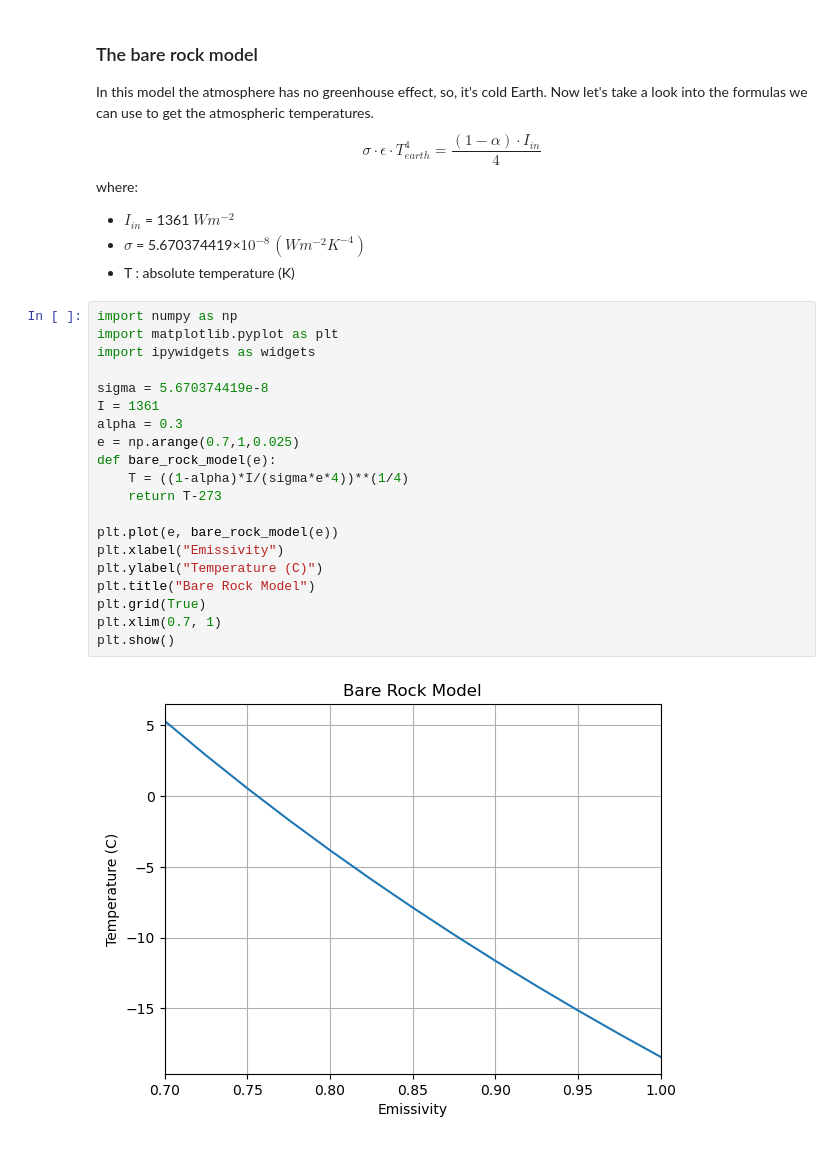
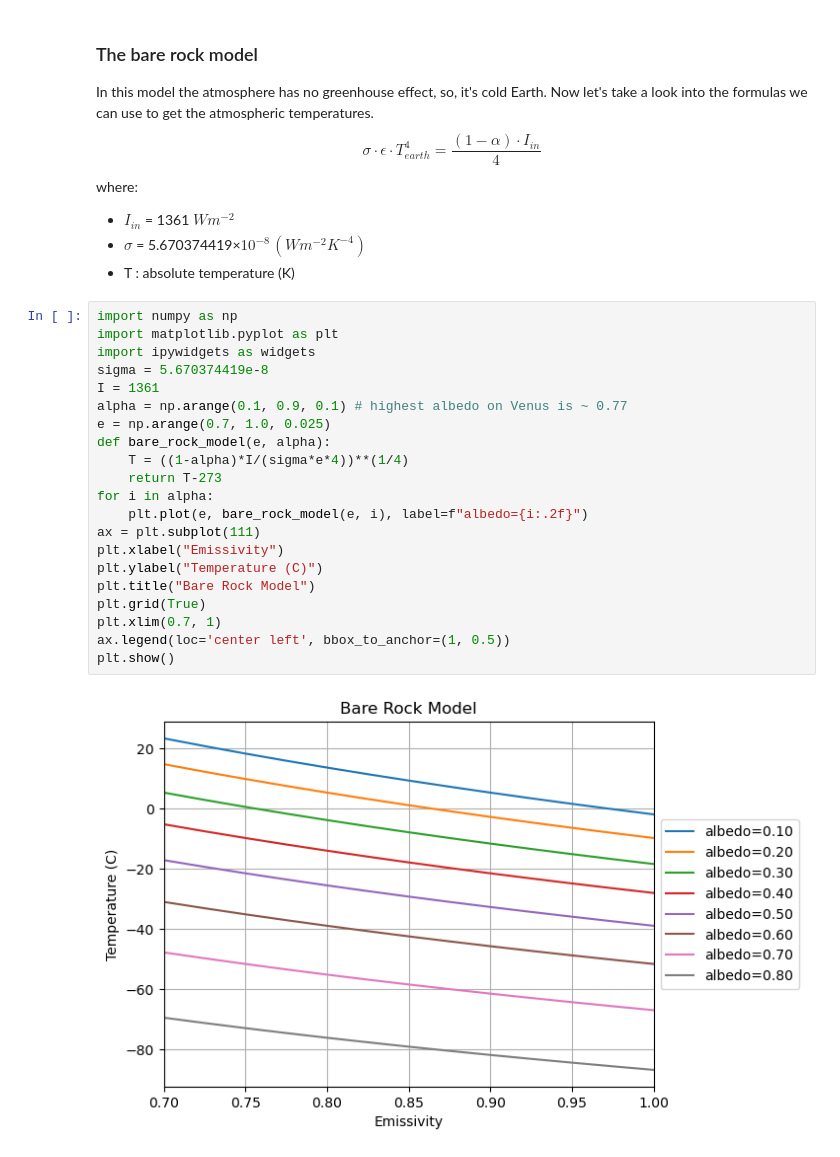
Before and after one commit to SysQuirrel/climexp, a Jupyter notebook: bare_rock_model.ipynb, the cells around one changed output. Saved outputs shown, nothing was run; the diff lists cells and outputs as text.

```diff
--- a/bare_rock_model.ipynb
+++ b/bare_rock_model.ipynb
@@ -7,25 +7,26 @@ where:
 - $I_{in}$ = 1361 $Wm^{-2}$
 - $\sigma$ = 5.670374419×$10^{−8}$ $(Wm^{-2}K^{-4})$
 - T : absolute temperature (K)
-# %%
-import numpy as np
-import matplotlib.pyplot as plt
-import ipywidgets as widgets
-
-sigma = 5.670374419e-8
-I = 1361
-alpha = 0.3
-e = np.arange(0.7,1,0.025)
-def bare_rock_model(e):
-    T = ((1-alpha)*I/(sigma*e*4))**(1/4)
-    return T-273
-
-plt.plot(e, bare_rock_model(e))
-plt.xlabel("Emissivity")
-plt.ylabel("Temperature (C)")
-plt.title("Bare Rock Model")
-plt.grid(True)
-plt.xlim(0.7, 1)
-plt.show()
-# %% [output]
-[figure, removed]
+# %%
+import numpy as np
+import matplotlib.pyplot as plt
+import ipywidgets as widgets
+sigma = 5.670374419e-8
+I = 1361
+alpha = np.arange(0.1, 0.9, 0.1) # highest albedo on Venus is ~ 0.77
+e = np.arange(0.7, 1.0, 0.025)
+def bare_rock_model(e, alpha):
+    T = ((1-alpha)*I/(sigma*e*4))**(1/4)
+    return T-273
+for i in alpha:
+    plt.plot(e, bare_rock_model(e, i), label=f"albedo={i:.2f}")
+ax = plt.subplot(111)
+plt.xlabel("Emissivity")
+plt.ylabel("Temperature (C)")
+plt.title("Bare Rock Model")
+plt.grid(True)
+plt.xlim(0.7, 1)
+ax.legend(loc='center left', bbox_to_anchor=(1, 0.5))
+plt.show()
+# %% [output]
+[figure, added]
```
Also changed, not shown: parts of 1 cell of this notebook.
